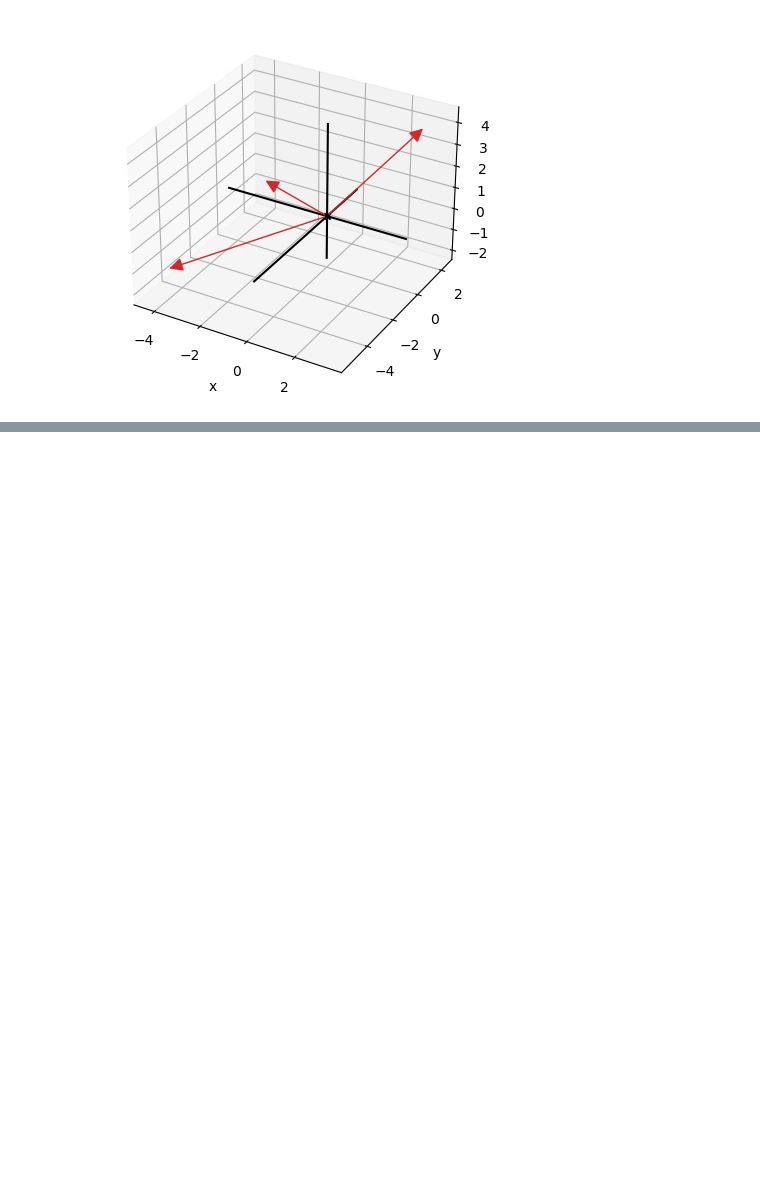
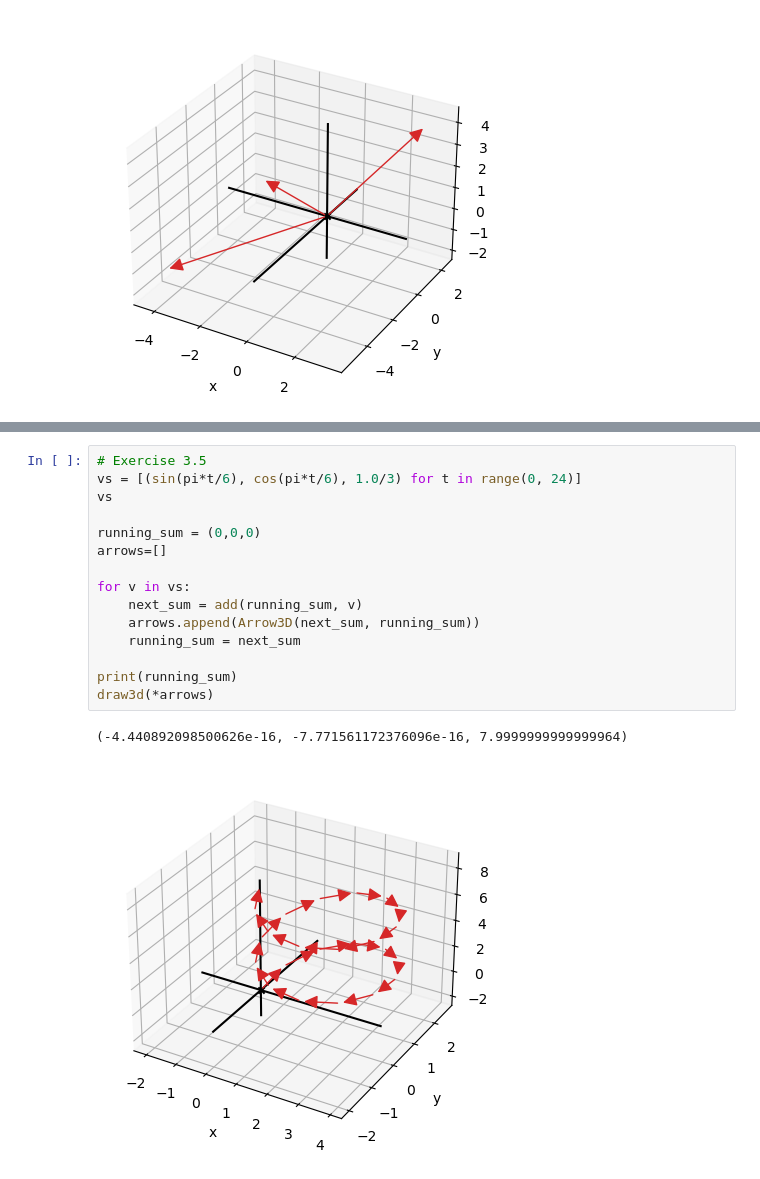
Before and after one commit to quinnphil/math-for-programmers, a Jupyter notebook: C03/C03 - Ascending to the 3D world.ipynb, the cells around one changed output, grey strips where cells are left out. Cells and saved outputs as stored; diff of their text form; blank space fills up the shorter version.

```diff
--- a/C03/C03 - Ascending to the 3D world.ipynb
+++ b/C03/C03 - Ascending to the 3D world.ipynb
@@ -155,0 +194,18 @@ i=[-4, -5, -1]
+# %%
+# Exercise 3.5
+vs = [(sin(pi*t/6), cos(pi*t/6), 1.0/3) for t in range(0, 24)]
+vs
+
+running_sum = (0,0,0)
+arrows=[]
+
+for v in vs:
+    next_sum = add(running_sum, v)
+    arrows.append(Arrow3D(next_sum, running_sum))
+    running_sum = next_sum
+
+print(running_sum)
+draw3d(*arrows)
+# %% [output]
+(-4.440892098500626e-16, -7.771561172376096e-16, 7.9999999999999964)
+[figure, added]
```
Also changed, not shown: parts of 10 cells of this notebook.
